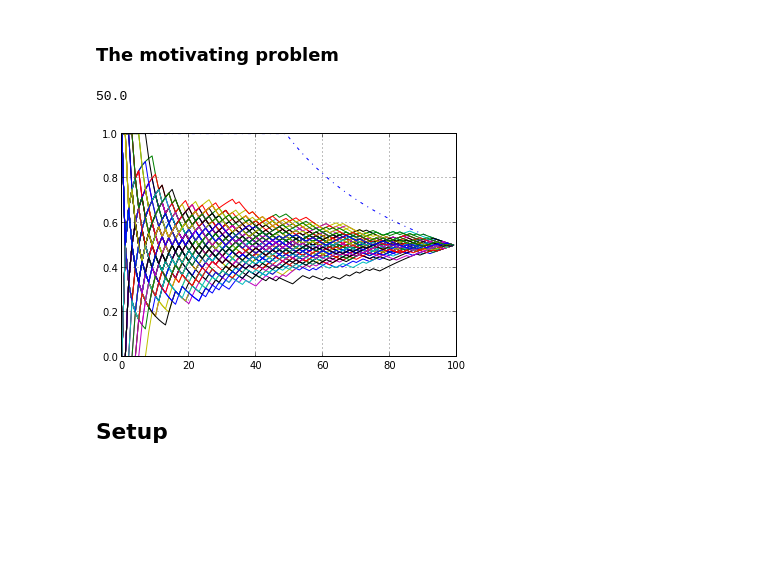
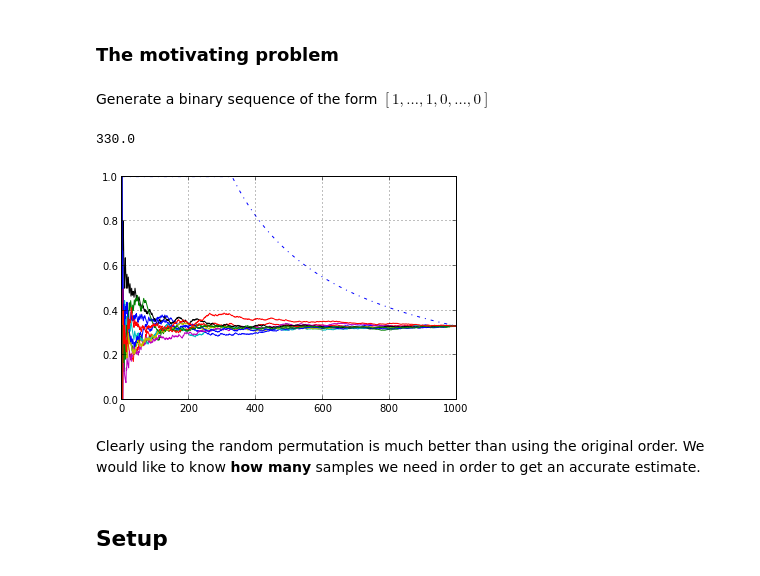
Before and after one commit to yoavfreund/UCSD_BigData, a Jupyter notebook: notebooks/sorting/Bounds.ipynb, the cells around one changed output. Cells and saved outputs as stored; diff of their text form; code cells hidden in the pictures; blank space fills up the shorter version.

```diff
--- a/notebooks/sorting/Bounds.ipynb
+++ b/notebooks/sorting/Bounds.ipynb
@@ -1,26 +1,30 @@
 # %% [markdown]
 ### The motivating problem
+# %% [markdown]
+Generate a binary sequence of the form $[1,\ldots,1,0,\ldots,0]$
 # %%
-n=100
-fraction=0.5
+n=1000
+fraction=0.33
 A=array([1.]*int(fraction*n)+[0.]*int((1-fraction)*n))
 len(A)
 #print A
 print sum(A)
 # %% [output]
-50.0
+330.0
 # %%
 def estimate(A):
     return np.divide(cumsum(A),arange(1,len(A)+1,1))
 # %%
 plot(estimate(A),'b-.')
-for i in range(100):
+for i in range(10):
     plot(estimate(permutation(A)))
 ylim([0,1])
 #xlim([0,400])
 grid()
 # %% [output]
-[figure, old version]
+[figure, new version]
+# %% [markdown]
+Clearly using the random permutation is much better than using the original order. We would like to know **how many** samples we need in order to get an accurate estimate.
 # %% [markdown]
 ## Setup
 # %% [markdown]
```
Also changed, not shown: parts of 8 cells of this notebook.
